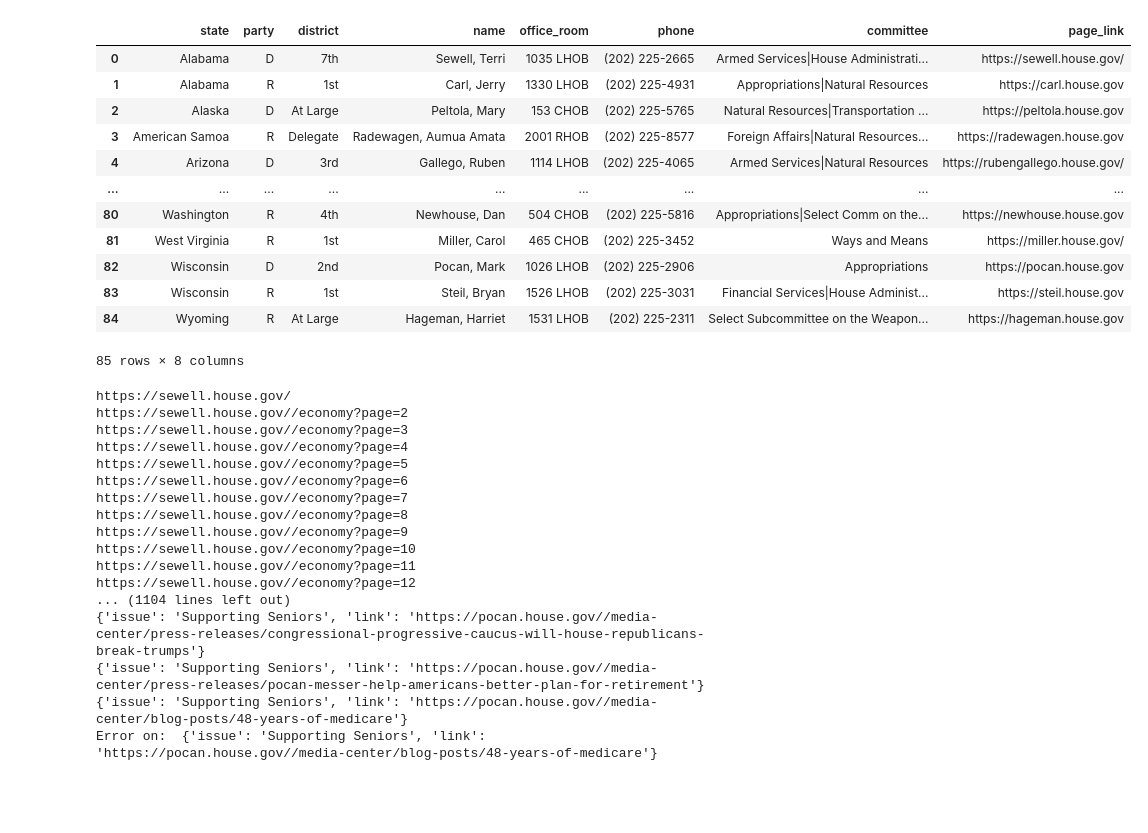
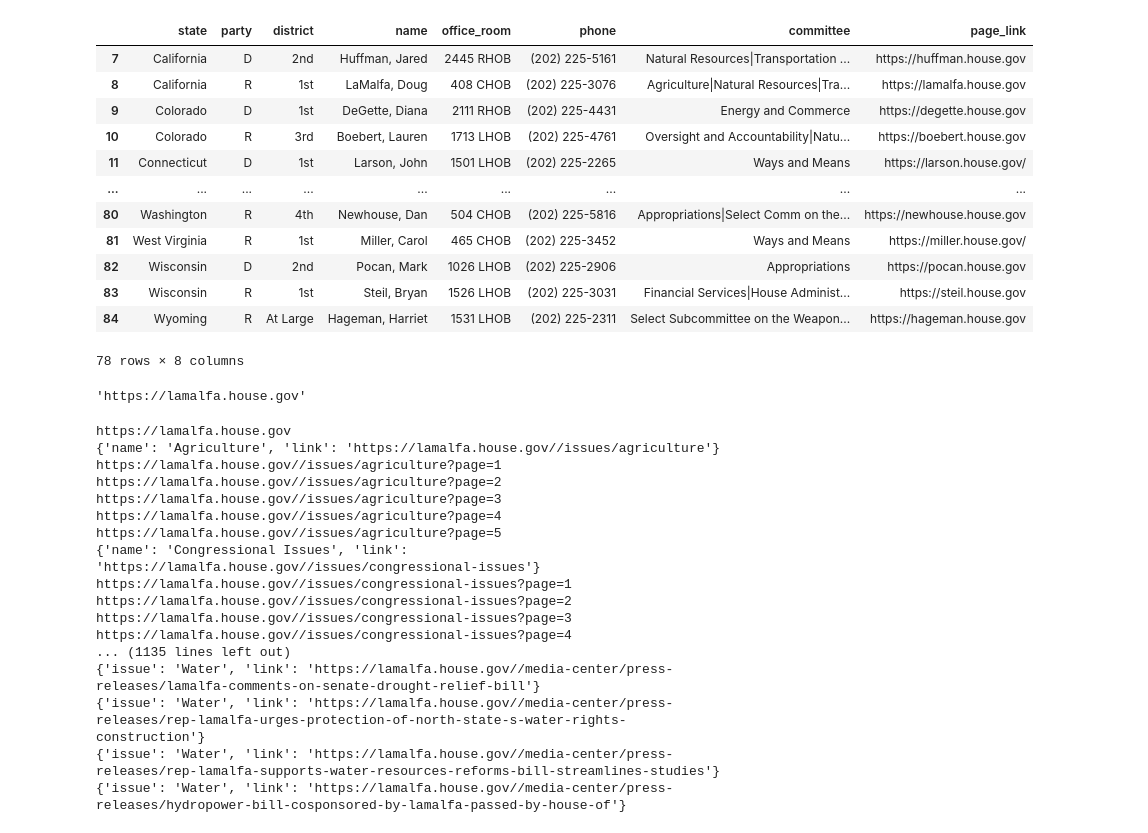
Before and after one commit to qpa-agh/usa_issues_data_mining, a Jupyter notebook: issue_scrapping.ipynb, the cells around one changed output. Drawn from its saved outputs; the diff is of its cells as text; code cells hidden in the pictures; blank space fills up the shorter version.

```diff
--- a/issue_scrapping.ipynb
+++ b/issue_scrapping.ipynb
@@ -3,21 +3,21 @@ import pandas as pd
 from utils.scraping_utils import get_html
 # %%
 rep_df = pd.read_csv('data\chosen_representatives.csv')
-rep_df
+rep_df.tail(78)
 # %% [output]
 |  | state | party | district | name | office_room | phone | committee | page_link |
-| 0 | Alabama | D | 7th | Sewell, Terri | 1035 LHOB | (202) 225-2665 | Armed Services|House Administrati... | https://sewell.house.gov/ |
-| 1 | Alabama | R | 1st | Carl, Jerry | 1330 LHOB | (202) 225-4931 | Appropriations|Natural Resources | https://carl.house.gov |
-| 2 | Alaska | D | At Large | Peltola, Mary | 153 CHOB | (202) 225-5765 | Natural Resources|Transportation ... | https://peltola.house.gov |
-| 3 | American Samoa | R | Delegate | Radewagen, Aumua Amata | 2001 RHOB | (202) 225-8577 | Foreign Affairs|Natural Resources... | https://radewagen.house.gov |
-| 4 | Arizona | D | 3rd | Gallego, Ruben | 1114 LHOB | (202) 225-4065 | Armed Services|Natural Resources | https://rubengallego.house.gov/ |
+| 7 | California | D | 2nd | Huffman, Jared | 2445 RHOB | (202) 225-5161 | Natural Resources|Transportation ... | https://huffman.house.gov |
+| 8 | California | R | 1st | LaMalfa, Doug | 408 CHOB | (202) 225-3076 | Agriculture|Natural Resources|Tra... | https://lamalfa.house.gov |
+| 9 | Colorado | D | 1st | DeGette, Diana | 2111 RHOB | (202) 225-4431 | Energy and Commerce | https://degette.house.gov |
+| 10 | Colorado | R | 3rd | Boebert, Lauren | 1713 LHOB | (202) 225-4761 | Oversight and Accountability|Natu... | https://boebert.house.gov |
+| 11 | Connecticut | D | 1st | Larson, John | 1501 LHOB | (202) 225-2265 | Ways and Means | https://larson.house.gov/ |
 | ... | ... | ... | ... | ... | ... | ... | ... | ... |
 | 80 | Washington | R | 4th | Newhouse, Dan | 504 CHOB | (202) 225-5816 | Appropriations|Select Comm on the... | https://newhouse.house.gov |
 | 81 | West Virginia | R | 1st | Miller, Carol | 465 CHOB | (202) 225-3452 | Ways and Means | https://miller.house.gov/ |
 | 82 | Wisconsin | D | 2nd | Pocan, Mark | 1026 LHOB | (202) 225-2906 | Appropriations | https://pocan.house.gov |
 | 83 | Wisconsin | R | 1st | Steil, Bryan | 1526 LHOB | (202) 225-3031 | Financial Services|House Administ... | https://steil.house.gov |
 | 84 | Wyoming | R | At Large | Hageman, Harriet | 1531 LHOB | (202) 225-2311 | Select Subcommittee on the Weapon... | https://hageman.house.gov |
-85 rows × 8 columns
+78 rows × 8 columns
 # %%
 def extract_issues_wrapper(rep_link, extract_issues):
     issues_link = rep_link + 'issues'
@@ -168,6 +214,25 @@ extraction_functions = {
+# %%
+from representatives.collection import extraction_functions
+extraction_functions['https://carl.house.gov'] = {
+            'extract_issues': carl_extract_issues,
+            'extract_article_links': carl_extract_article_links,
+            'extract_article': carl_extract_article
+        }
+extraction_functions['https://radewagen.house.gov'] = {
+            'extract_issues': radewagen_extract_issues,
+            'extract_article_links': radewagen_extract_article_links,
+            'extract_article': radewagen_extract_article
+        }
+extraction_functions['https://lamalfa.house.gov'] = {
+            'extract_issues': lamalfa_extract_issues,
+            'extract_article_links': lamalfa_extract_article_links,
+            'extract_article': lamalfa_extract_article
+        }
+# %% [output]
+'https://lamalfa.house.gov'
 # %%
 articles = []
-skip_list = []#['https://sewell.house.gov/']
+skip_list = ['https://pocan.house.gov', 'https://sewell.house.gov/', 'https://carl.house.gov', 'https://radewagen.house.gov']
 for name, state, party, committee, link in zip(rep_df['name'], rep_df['state'], rep_df['party'], rep_df['committee'], rep_df['page_link']):
     if link in extraction_functions and not (link in skip_list):
         page_functions = extraction_functions[link]
@@ -180,23 +245,23 @@ for name, state, party, committee, link in zip(rep_df['name'], rep_df['state'],
             rep_article['representative_committee'] = committee
         articles.extend(rep_articles)
 # %% [output]
-https://sewell.house.gov/
-https://sewell.house.gov//economy?page=2
-https://sewell.house.gov//economy?page=3
-https://sewell.house.gov//economy?page=4
-https://sewell.house.gov//economy?page=5
-https://sewell.house.gov//economy?page=6
-https://sewell.house.gov//economy?page=7
-https://sewell.house.gov//economy?page=8
-https://sewell.house.gov//economy?page=9
-https://sewell.house.gov//economy?page=10
-https://sewell.house.gov//economy?page=11
-https://sewell.house.gov//economy?page=12
-... (1104 lines left out)
-{'issue': 'Supporting Seniors', 'link': 'https://pocan.house.gov//media-center/press-releases/congressional-progressive-caucus-will-house-republicans-break-trumps'}
-{'issue': 'Supporting Seniors', 'link': 'https://pocan.house.gov//media-center/press-releases/pocan-messer-help-americans-better-plan-for-retirement'}
-{'issue': 'Supporting Seniors', 'link': 'https://pocan.house.gov//media-center/blog-posts/48-years-of-medicare'}
-Error on:  {'issue': 'Supporting Seniors', 'link': 'https://pocan.house.gov//media-center/blog-posts/48-years-of-medicare'}
+https://lamalfa.house.gov
+{'name': 'Agriculture', 'link': 'https://lamalfa.house.gov//issues/agriculture'}
+https://lamalfa.house.gov//issues/agriculture?page=1
+https://lamalfa.house.gov//issues/agriculture?page=2
+https://lamalfa.house.gov//issues/agriculture?page=3
+https://lamalfa.house.gov//issues/agriculture?page=4
+https://lamalfa.house.gov//issues/agriculture?page=5
+{'name': 'Congressional Issues', 'link': 'https://lamalfa.house.gov//issues/congressional-issues'}
+https://lamalfa.house.gov//issues/congressional-issues?page=1
+https://lamalfa.house.gov//issues/congressional-issues?page=2
+https://lamalfa.house.gov//issues/congressional-issues?page=3
+https://lamalfa.house.gov//issues/congressional-issues?page=4
+... (1135 lines left out)
+{'issue': 'Water', 'link': 'https://lamalfa.house.gov//media-center/press-releases/lamalfa-comments-on-senate-drought-relief-bill'}
+{'issue': 'Water', 'link': 'https://lamalfa.house.gov//media-center/press-releases/rep-lamalfa-urges-protection-of-north-state-s-water-rights-construction'}
+{'issue': 'Water', 'link': 'https://lamalfa.house.gov//media-center/press-releases/rep-lamalfa-supports-water-resources-reforms-bill-streamlines-studies'}
+{'issue': 'Water', 'link': 'https://lamalfa.house.gov//media-center/press-releases/hydropower-bill-cosponsored-by-lamalfa-passed-by-house-of'}
 # %%
 articles_df = pd.DataFrame.from_dict(articles)
 articles_df
```
Also changed, not shown: parts of 8 cells of this notebook, 3 other files.
